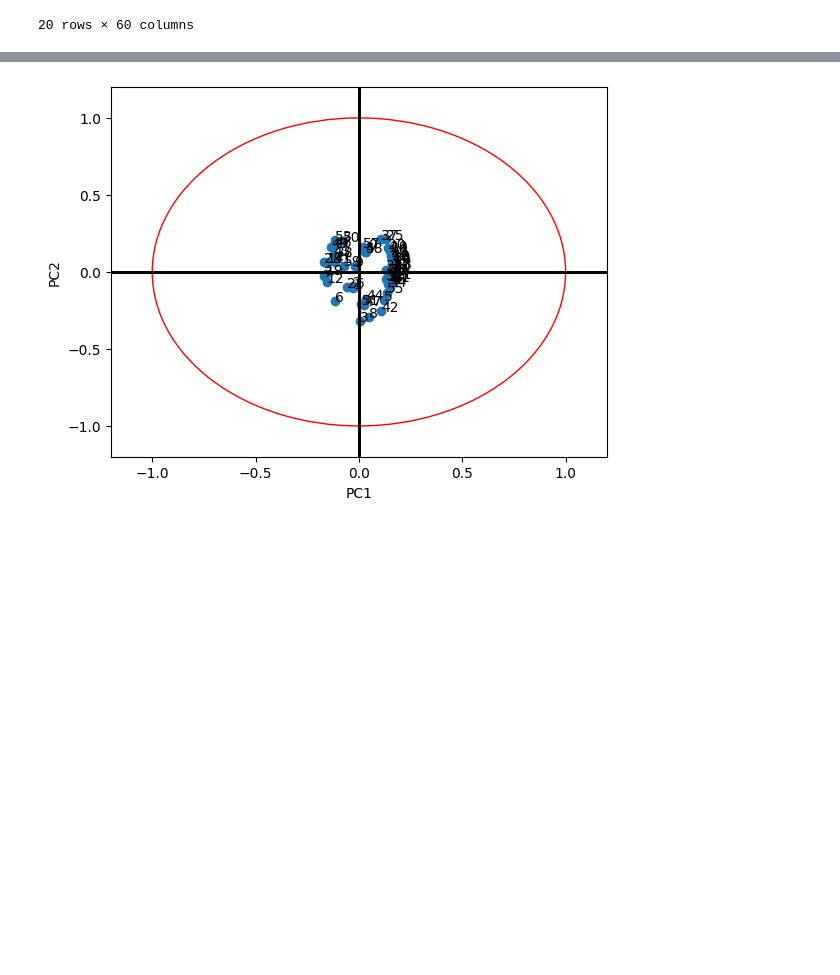
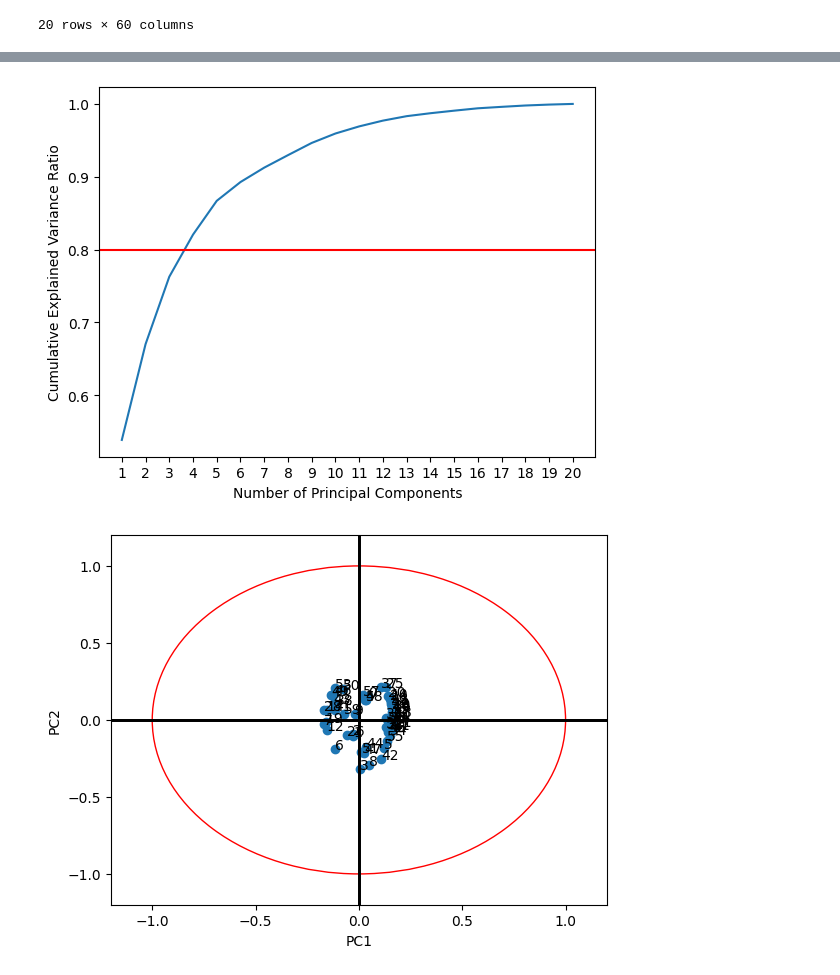
Before and after one commit to WaelDLZ/AltegradChallenge2022, a Jupyter notebook: feature_engineering.ipynb, the cells around one changed output, grey strips where cells are left out. Drawn from its saved outputs; the diff is of its cells as text; code cells hidden in the pictures; blank space fills up the shorter version.

```diff
--- a/feature_engineering.ipynb
+++ b/feature_engineering.ipynb
@@ -50,3 +66,17 @@ print(np.cumsum(pca.explained_variance_ratio_))
+# %%
+# Plot the cumulative explained variance ratio
+plt.plot(pca.explained_variance_ratio_.cumsum())
+plt.xticks(range(len(pca.explained_variance_ratio_)), range(1, len(pca.explained_variance_ratio_) + 1))
+
+plt.xlabel('Number of Principal Components')
+plt.ylabel('Cumulative Explained Variance Ratio')
+
+plt.axhline(y=0.8, color='r', linestyle='-')
+
+
+plt.show()
+# %% [output]
+[figure, added]
 # %%
 # Get the loadings of the first two components
 loadings = pca.components_[:2,:]
```
Also changed, not shown: parts of 3 cells of this notebook, 6 other files.
